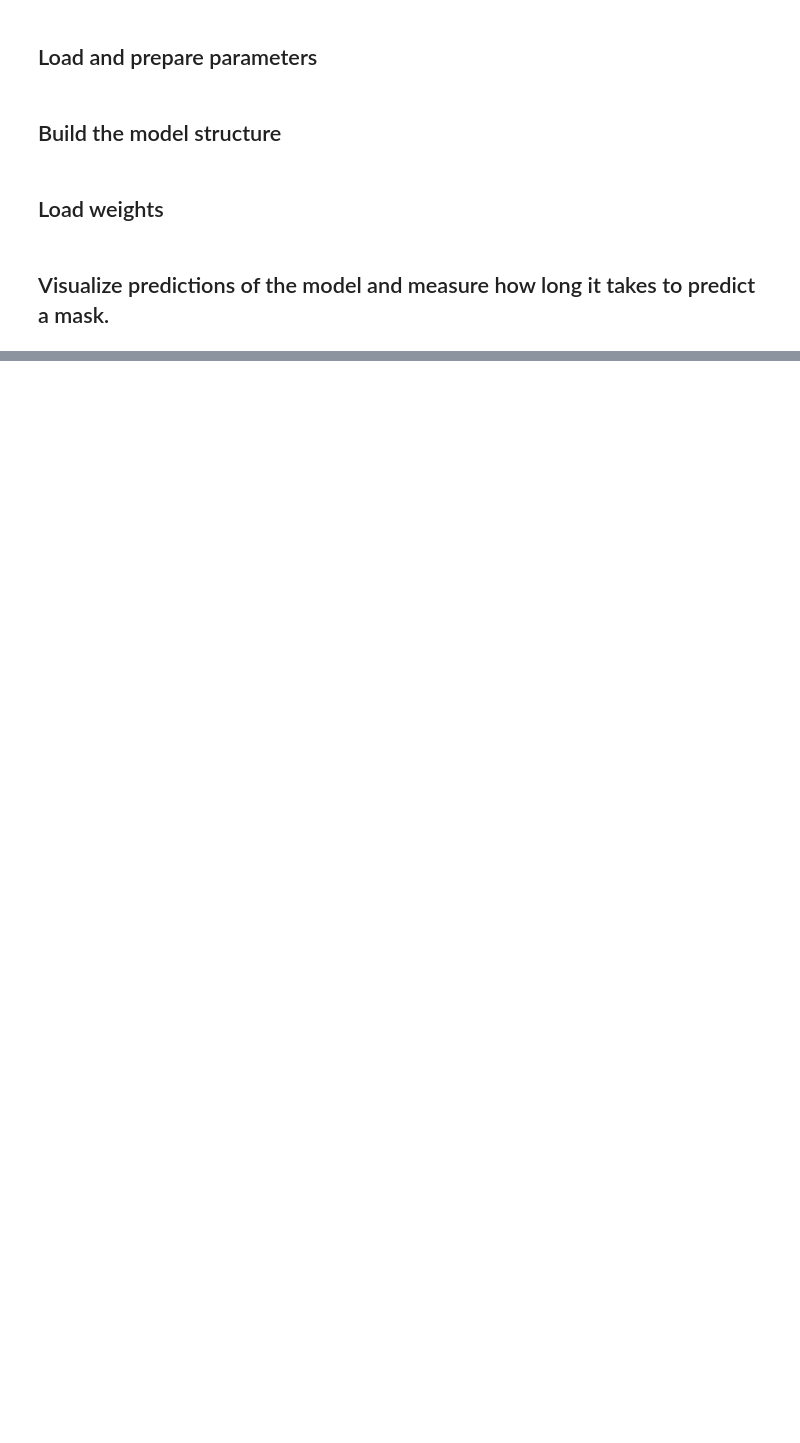
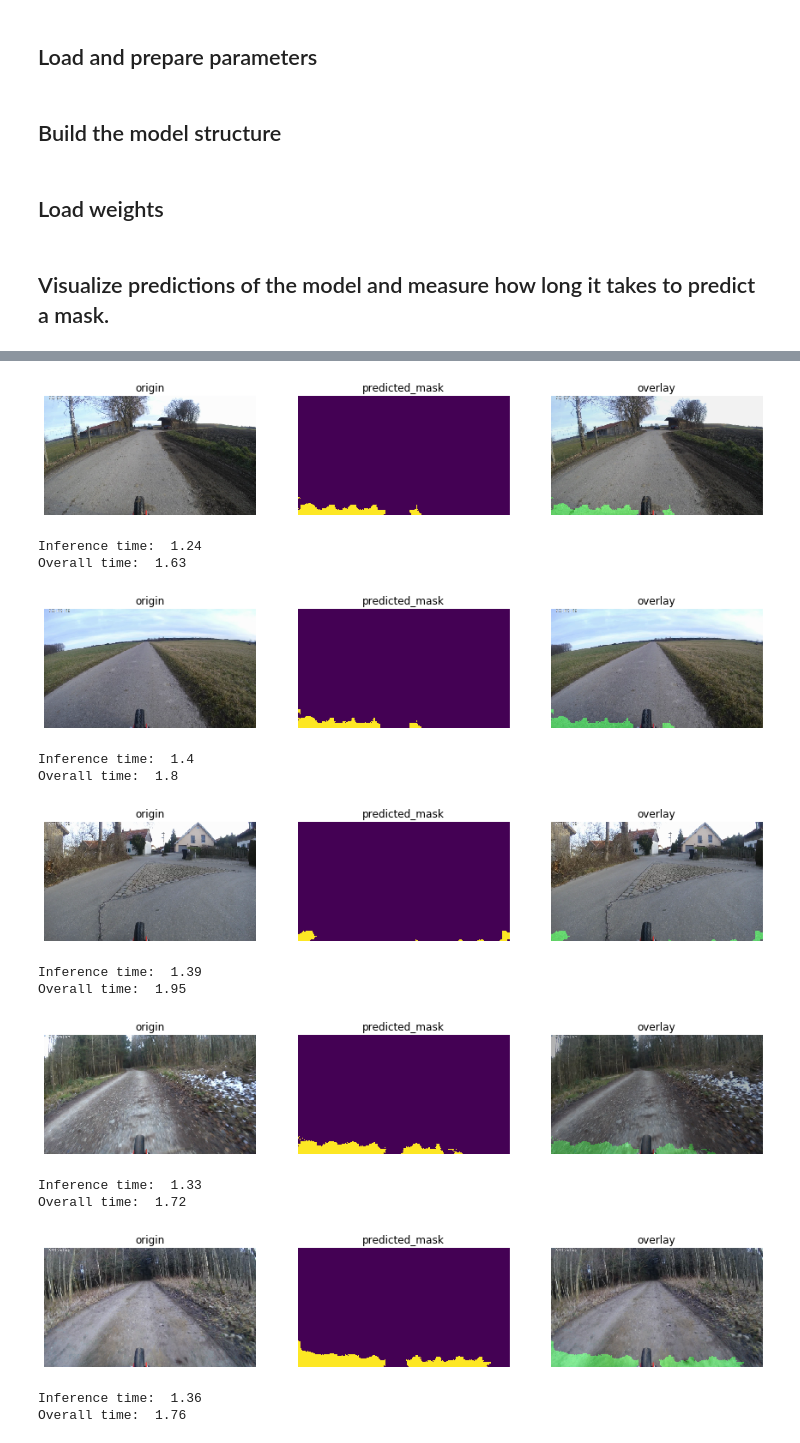
Before and after one commit to PatrickNa/footpath_segmentation, a Jupyter notebook: test.ipynb, the cells around one changed output, grey strips where cells are left out. Cells and saved outputs as stored; diff of their text form; code cells hidden in the pictures; blank space fills up the shorter version.

```diff
--- a/test.ipynb
+++ b/test.ipynb
@@ -83,0 +97,57 @@ Inference time:  4.51
+# %%
+def process_dataset_content(image_path, image_dimensions):
+    image = tf.io.read_file(filename=image_path)
+    image = tf.image.decode_png(image, channels=3)
+    image = tf.image.convert_image_dtype(image, tf.float32)
+    image = tf.image.resize(image, image_dimensions)
+    image = tf.expand_dims(image, 0)
+    return image
+# %%
+def visualize_predictions_dataset(test_data_directory, number_of_examples, image_dimensions=image_dimensions,
+                                  measure_inference_time=False, measure_overall_time=False):
+
+    test_image_dataset = tf.data.Dataset.list_files(test_data_directory + '*')
+    test_image_dataset = test_image_dataset.map(lambda image_path: process_dataset_content(image_path,
+                                                                                           image_dimensions))
+
+    for test_image in test_image_dataset.take(number_of_examples):
+        if (measure_overall_time):
+            overall_start_time = time.time()
+
+        if (measure_inference_time):
+            inference_start_time = time.time()
+            predicted_mask = footpath_model.predict(test_image)
+            inference_end_time = time.time()
+        else:
+            predicted_mask = footpath_model.predict(test_image)
+
+        predicted_mask = predicted_mask > 0.5
+        overlay = create_overlay(test_image, predicted_mask, alpha=0.3, from_prediction=True)
+        display_images([test_image, predicted_mask, overlay], ['origin', 'predicted_mask', 'overlay'])
+
+        if (measure_inference_time):
+            print("Inference time: ", round(inference_end_time-inference_start_time, 2))
+        if (measure_overall_time):
+            overall_end_time = time.time()
+            print("Overall time: ", round(overall_end_time-overall_start_time, 2))
+# %%
+visualize_predictions_dataset(test_data_directory=test_data_directory,
+                              number_of_examples=5,
+                              measure_inference_time=True,
+                              measure_overall_time=True)
+# %% [output]
+[figure, added]
+Inference time:  1.24
+Overall time:  1.63
+[figure, added]
+Inference time:  1.4
+Overall time:  1.8
+[figure, added]
+Inference time:  1.39
+Overall time:  1.95
+[figure, added]
+Inference time:  1.33
+Overall time:  1.72
+[figure, added]
+Inference time:  1.36
+Overall time:  1.76
```
Also changed, not shown: parts of 2 cells of this notebook.
